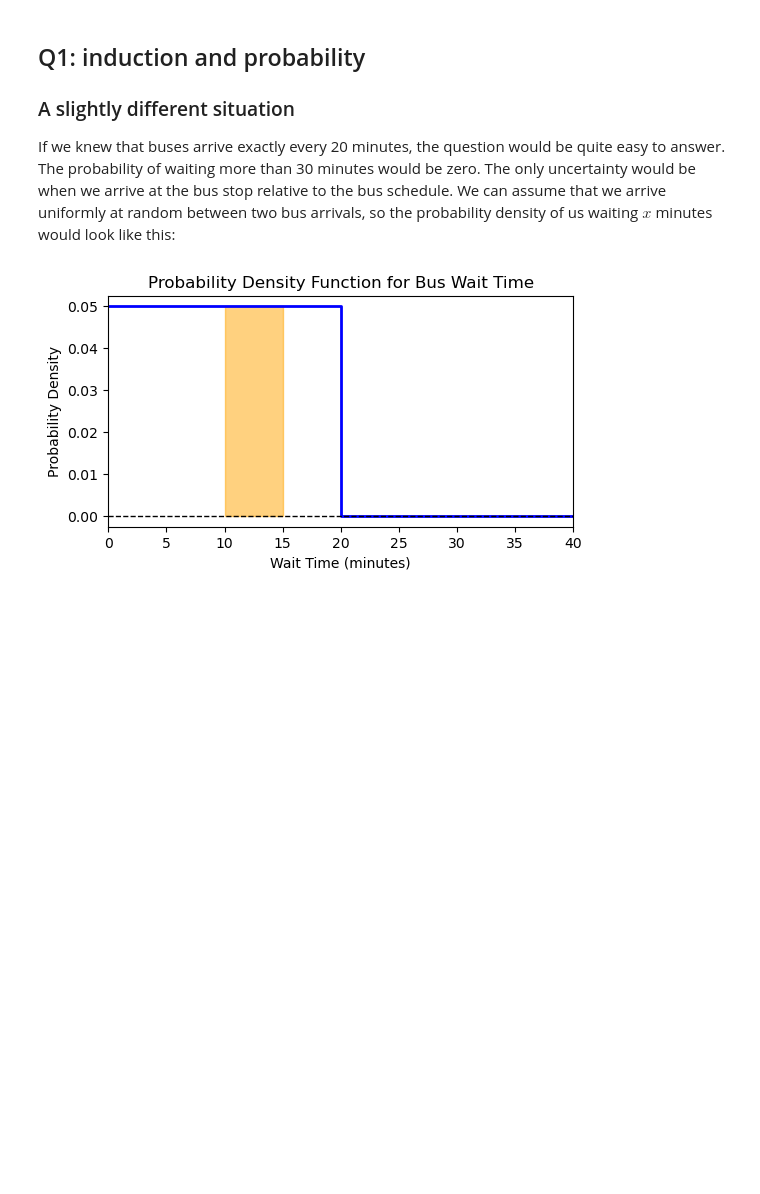
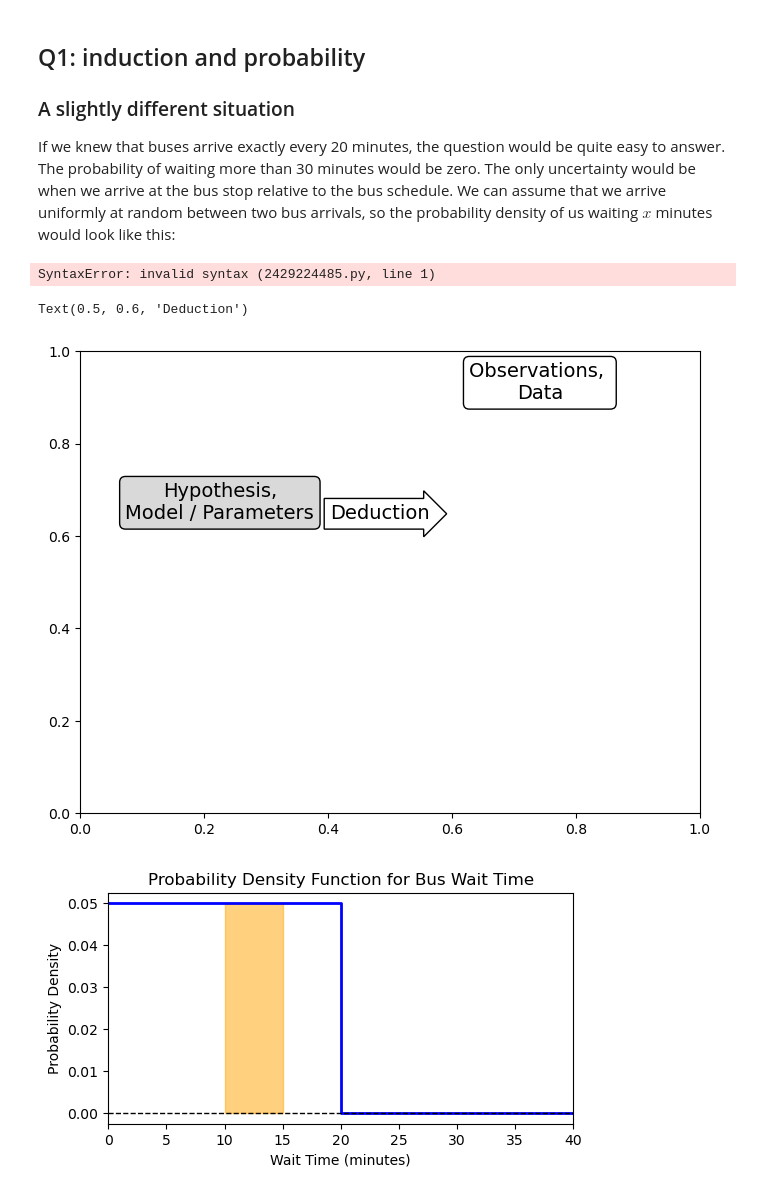
Before and after one commit to yairmau/statistics, a Jupyter notebook: foundations/probability_and_likelihood.ipynb, the cells around one changed output. Saved outputs shown, nothing was run; the diff lists cells and outputs as text; code cells hidden in the pictures; blank space fills up the shorter version.

```diff
--- a/foundations/probability_and_likelihood.ipynb
+++ b/foundations/probability_and_likelihood.ipynb
@@ -44,6 +44,37 @@ If we knew that buses arrive exactly every 20 minutes, the question would be qui
 #| code-summary: "import libraries"
 import numpy as np
 import matplotlib.pyplot as plt
+# %%
+fig, ax = plt.
+# %% [output]
+SyntaxError: invalid syntax (2429224485.py, line 1)
+# %%
+fig, ax = plt.subplots(1, 1, figsize=(8,6))
+
+ax.text(0.3, 0.6,
+        "Hypothesis,\nModel / Parameters",
+        ha="center",
+        va
+        size=14,
+        transform=fig.transFigure,
+        bbox=dict(boxstyle="round", fc=3*[0.85], ec="k"))
+
+ax.text(0.7, 0.8,
+        "Observations, \nData",
+        ha="center",
+        size=14,
+        transform=fig.transFigure,
+        bbox=dict(boxstyle="round", fc="w", ec="k"))
+
+ax.text(0.5, 0.6,
+        "Deduction",
+        ha="center",
+        size=14,
+        transform=fig.transFigure,
+        bbox=dict(boxstyle="rarrow", fc="w", ec="k"))
+# %% [output]
+Text(0.5, 0.6, 'Deduction')
+[figure, added]
 # %%
 #| code-summary: "plot"
 fig, ax = plt.subplots(figsize=(6, 3))
```
Also changed, not shown: 10 other files.
